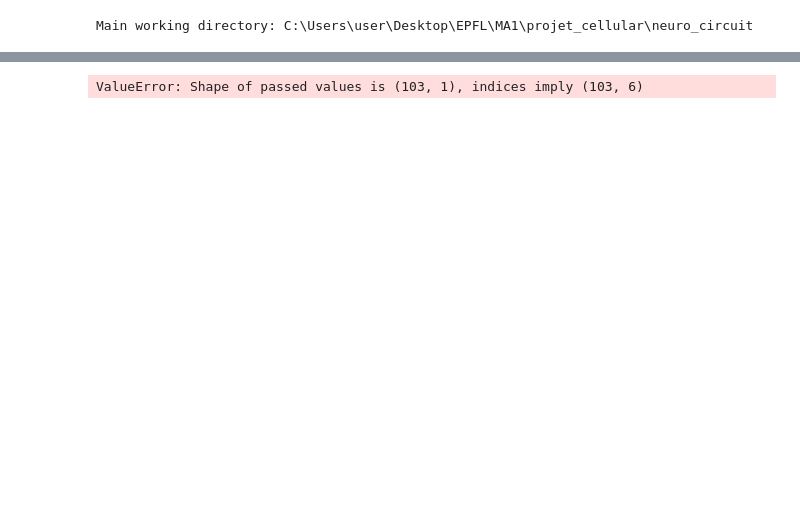
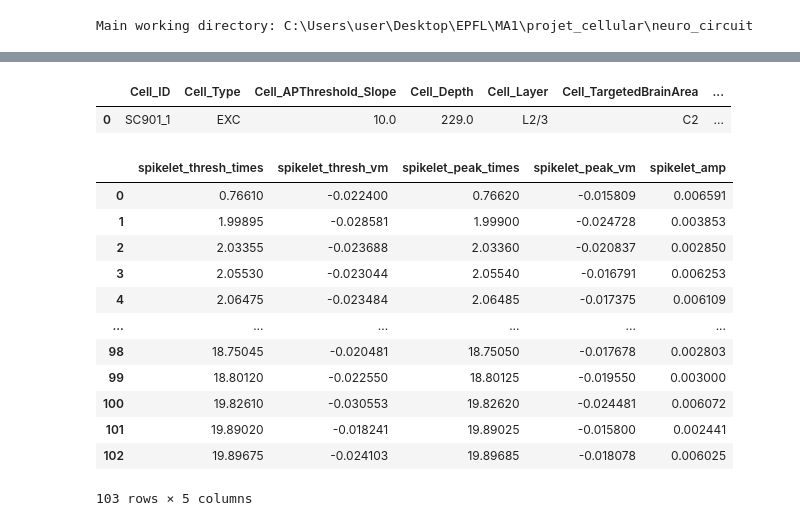
Before and after one commit to maxcaa/neuro_circuit, a Jupyter notebook: Cleardoc.ipynb, the cells around one changed output, grey strips where cells are left out. Saved outputs shown, nothing was run; the diff lists cells and outputs as text; code cells hidden in the pictures; blank space fills up the shorter version.

```diff
--- a/Cleardoc.ipynb
+++ b/Cleardoc.ipynb
@@ -70,5 +75,21 @@ spikelet_testplot(Vm2, spikelets2)
 # %%
 reload(function)
-display(cells_df.head(5), cells_df.describe(), df_spikelet_converter(find_spikelet_moving_avg(data_df['Sweep_MembranePotential'].iloc[5], sampling_rate, 10)))
+
+spikelet_params3, spikelet_indices3=find_spikelet_moving_avg(data_df['Sweep_MembranePotential'].iloc[5], sampling_rate, 10)
+display(cells_df.head(1), df_spikelet_converter(spikelet_params3))
 # %% [output]
+|  | Cell_ID | Cell_Type | Cell_APThreshold_Slope | Cell_Depth | Cell_Layer | Cell_TargetedBrainArea | ... |
+| 0 | SC901_1 | EXC | 10.0 | 229.0 | L2/3 | C2 | ... |
+|  | spikelet_thresh_times | spikelet_thresh_vm | spikelet_peak_times | spikelet_peak_vm | spikelet_amp |
+| 0 | 0.76610 | -0.022400 | 0.76620 | -0.015809 | 0.006591 |
+| 1 | 1.99895 | -0.028581 | 1.99900 | -0.024728 | 0.003853 |
+| 2 | 2.03355 | -0.023688 | 2.03360 | -0.020837 | 0.002850 |
+| 3 | 2.05530 | -0.023044 | 2.05540 | -0.016791 | 0.006253 |
+| 4 | 2.06475 | -0.023484 | 2.06485 | -0.017375 | 0.006109 |
+| ... | ... | ... | ... | ... | ... |
+| 98 | 18.75045 | -0.020481 | 18.75050 | -0.017678 | 0.002803 |
+| 99 | 18.80120 | -0.022550 | 18.80125 | -0.019550 | 0.003000 |
+| 100 | 19.82610 | -0.030553 | 19.82620 | -0.024481 | 0.006072 |
+| 101 | 19.89020 | -0.018241 | 19.89025 | -0.015800 | 0.002441 |
+| 102 | 19.89675 | -0.024103 | 19.89685 | -0.018078 | 0.006025 |
-ValueError: Shape of passed values is (103, 1), indices imply (103, 6)
+103 rows × 5 columns
```
Also changed, not shown: parts of 4 cells of this notebook, 1 other file.
